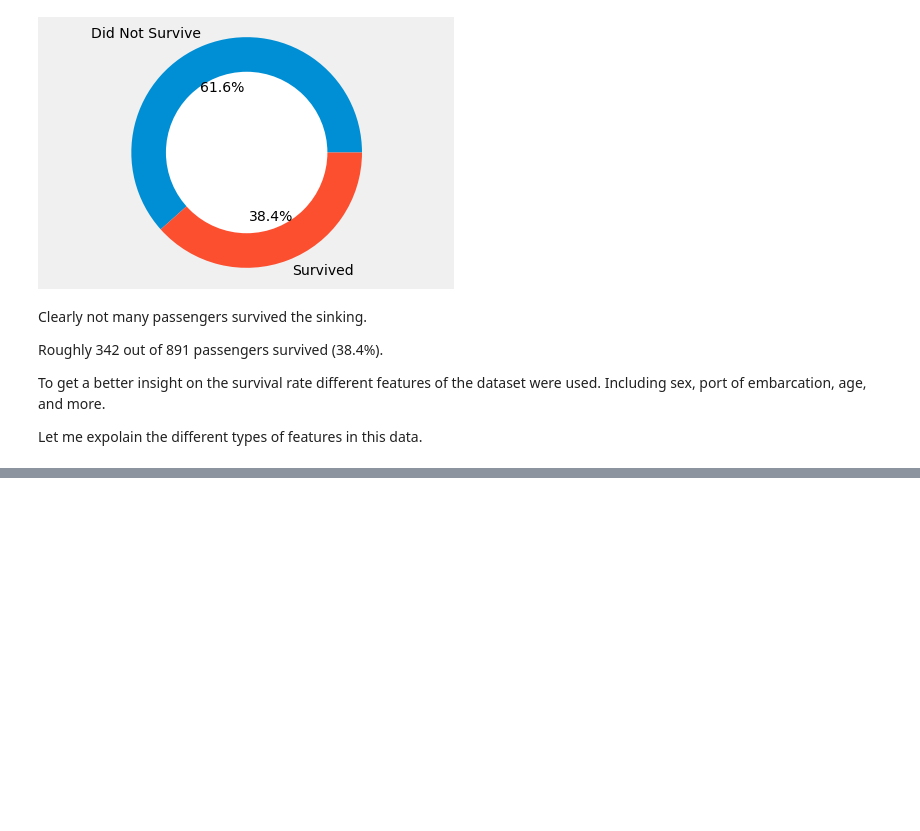
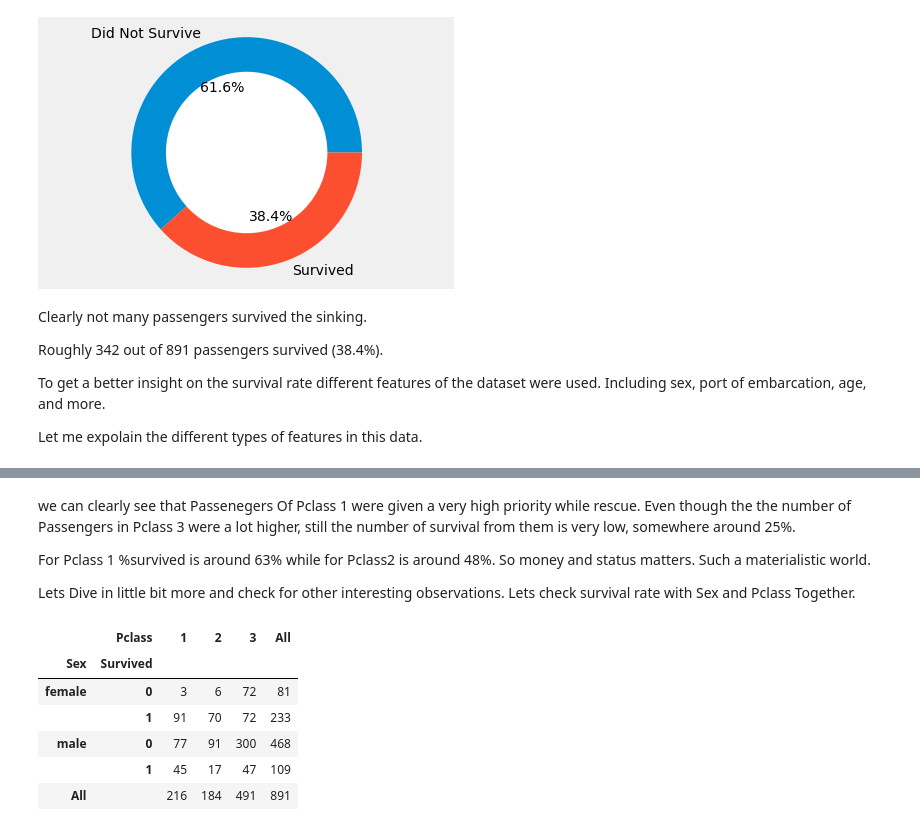
Before and after one commit to alorenz465446/Titanic-Predictions-, a Jupyter notebook: EDA.ipynb, the cells around one changed output, grey strips where cells are left out. Drawn from its saved outputs; the diff is of its cells as text; code cells hidden in the pictures; blank space fills up the shorter version.

```diff
--- a/EDA.ipynb
+++ b/EDA.ipynb
@@ -148,0 +143,16 @@ Lets Dive in little bit more and check for other interesting observations. Lets
+# %% [markdown]
+we can clearly see that Passenegers Of Pclass 1 were given a very high priority while rescue. Even though the the number of Passengers in Pclass 3 were a lot higher, still the number of survival from them is very low, somewhere around 25%.
+
+For Pclass 1 %survived is around 63% while for Pclass2 is around 48%. So money and status matters. Such a materialistic world.
+
+Lets Dive in little bit more and check for other interesting observations. Lets check survival rate with Sex and Pclass Together.
+# %%
+pd.crosstab([titanic_data.Sex,titanic_data.Survived],titanic_data.Pclass,margins=True).style.background_gradient(cmap='summer_r')
+# %% [output]
+|  | Pclass | 1 | 2 | 3 | All |
+| Sex | Survived |  |  |  |  |
+| female | 0 | 3 | 6 | 72 | 81 |
+|  | 1 | 91 | 70 | 72 | 233 |
+| male | 0 | 77 | 91 | 300 | 468 |
+|  | 1 | 45 | 17 | 47 | 109 |
+| All |  | 216 | 184 | 491 | 891 |
```
Also changed, not shown: parts of 13 cells of this notebook.
